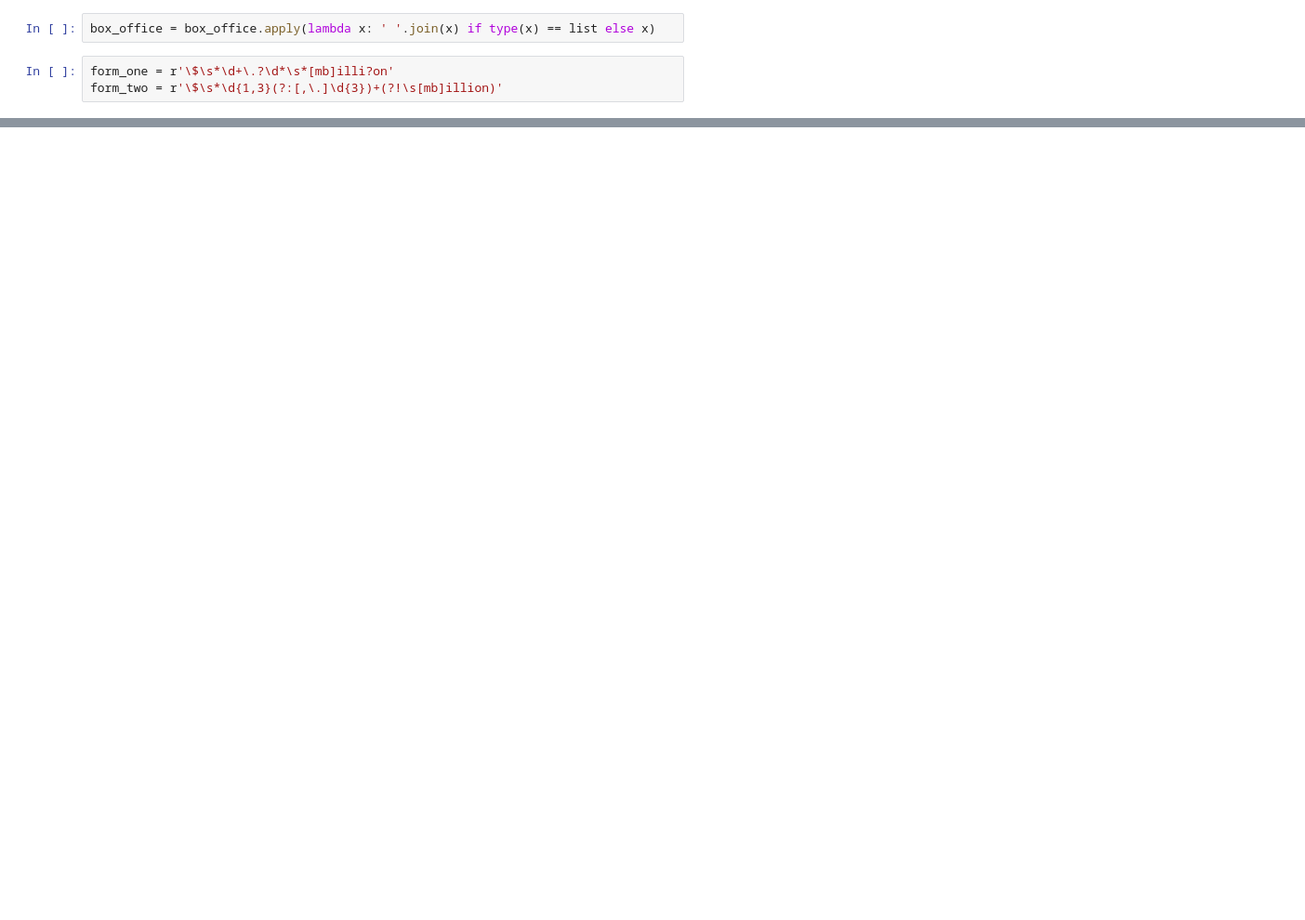
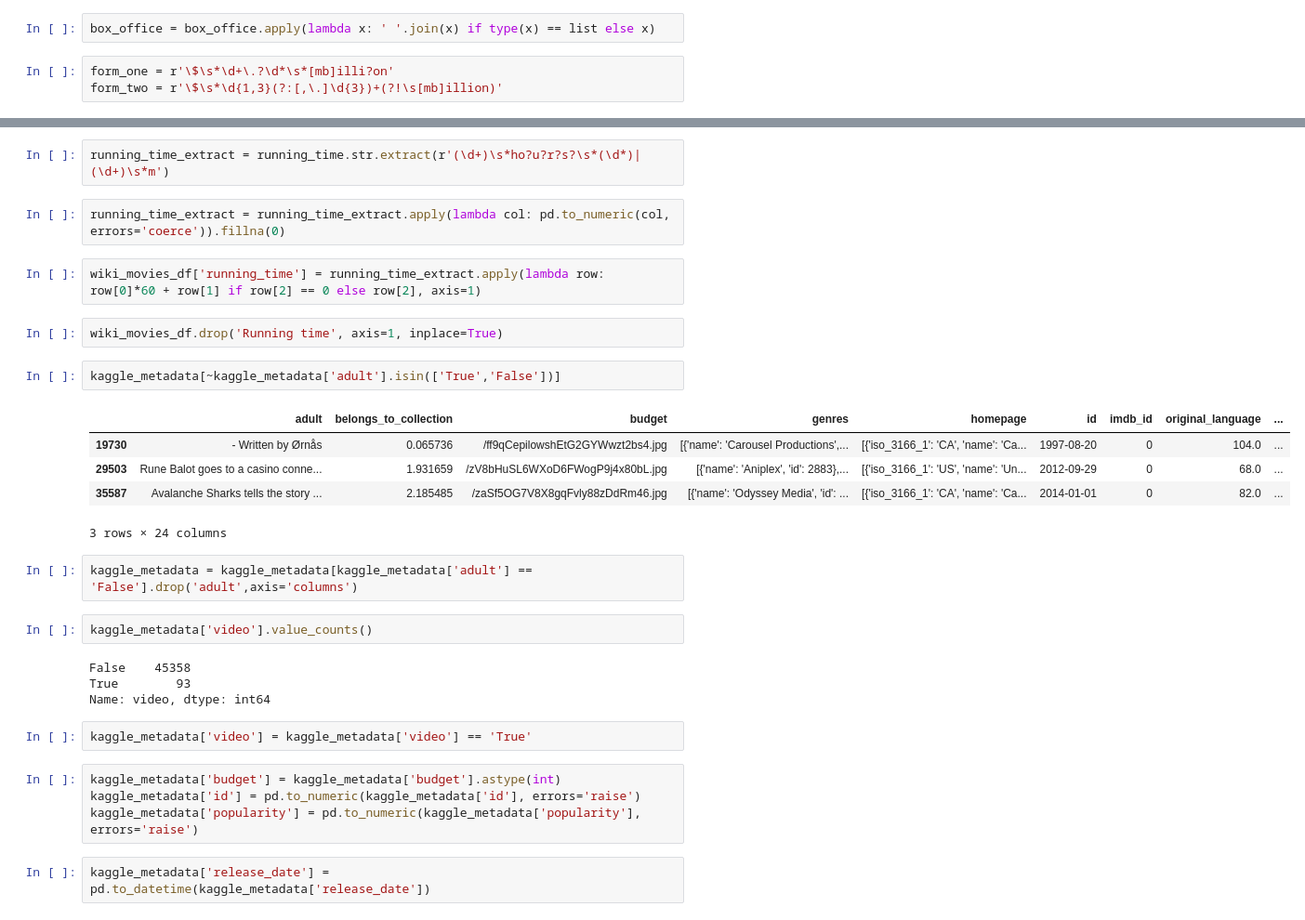
Before and after one commit to sjmisina/Movies-ETL, a Jupyter notebook: Module08_ETL_Work.ipynb, the cells around one changed output, grey strips where cells are left out. Shown at 93% size. Cells and saved outputs as stored; diff of their text form; blank space fills up the shorter version.

```diff
--- a/Module08_ETL_Work.ipynb
+++ b/Module08_ETL_Work.ipynb
@@ -314,0 +489,32 @@ Name: Box office, dtype: object
+# %%
+running_time_extract = running_time.str.extract(r'(\d+)\s*ho?u?r?s?\s*(\d*)|(\d+)\s*m')
+# %%
+running_time_extract = running_time_extract.apply(lambda col: pd.to_numeric(col, errors='coerce')).fillna(0)
+# %%
+wiki_movies_df['running_time'] = running_time_extract.apply(lambda row: row[0]*60 + row[1] if row[2] == 0 else row[2], axis=1)
+# %%
+wiki_movies_df.drop('Running time', axis=1, inplace=True)
+# %%
+kaggle_metadata[~kaggle_metadata['adult'].isin(['True','False'])]
+# %% [output]
+|  | adult | belongs_to_collection | budget | genres | homepage | id | imdb_id | original_language | ... |
+| 19730 | - Written by Ørnås | 0.065736 | /ff9qCepilowshEtG2GYWwzt2bs4.jpg | [{'name': 'Carousel Productions',... | [{'iso_3166_1': 'CA', 'name': 'Ca... | 1997-08-20 | 0 | 104.0 | ... |
+| 29503 | Rune Balot goes to a casino conne... | 1.931659 | /zV8bHuSL6WXoD6FWogP9j4x80bL.jpg | [{'name': 'Aniplex', 'id': 2883},... | [{'iso_3166_1': 'US', 'name': 'Un... | 2012-09-29 | 0 | 68.0 | ... |
+| 35587 | Avalanche Sharks tells the story ... | 2.185485 | /zaSf5OG7V8X8gqFvly88zDdRm46.jpg | [{'name': 'Odyssey Media', 'id': ... | [{'iso_3166_1': 'CA', 'name': 'Ca... | 2014-01-01 | 0 | 82.0 | ... |
+3 rows × 24 columns
+# %%
+kaggle_metadata = kaggle_metadata[kaggle_metadata['adult'] == 'False'].drop('adult',axis='columns')
+# %%
+kaggle_metadata['video'].value_counts()
+# %% [output]
+False    45358
+True        93
+Name: video, dtype: int64
+# %%
+kaggle_metadata['video'] = kaggle_metadata['video'] == 'True'
+# %%
+kaggle_metadata['budget'] = kaggle_metadata['budget'].astype(int)
+kaggle_metadata['id'] = pd.to_numeric(kaggle_metadata['id'], errors='raise')
+kaggle_metadata['popularity'] = pd.to_numeric(kaggle_metadata['popularity'], errors='raise')
+# %%
+kaggle_metadata['release_date'] = pd.to_datetime(kaggle_metadata['release_date'])
```
Also changed, not shown: parts of 37 cells of this notebook.
